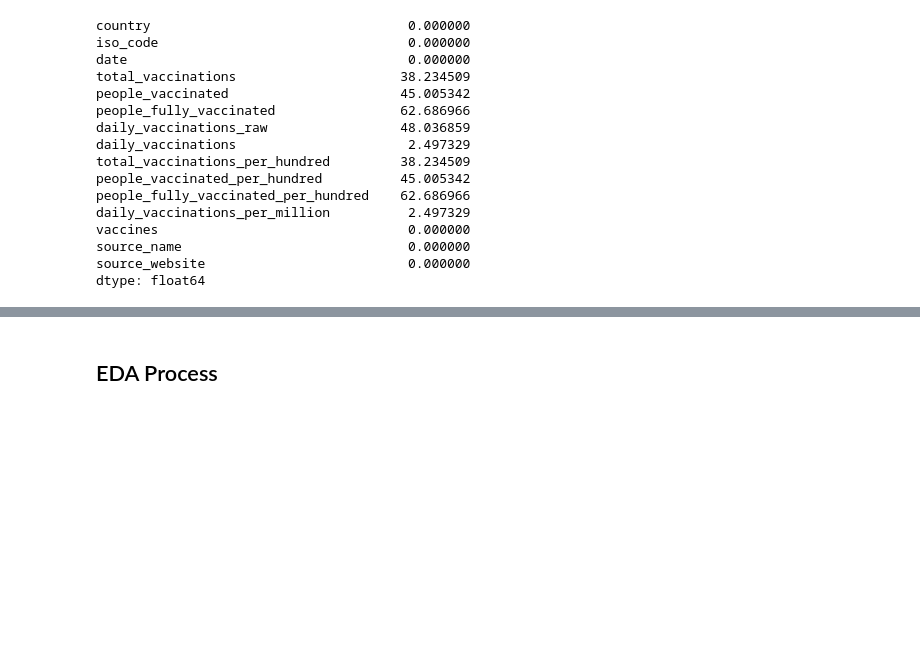
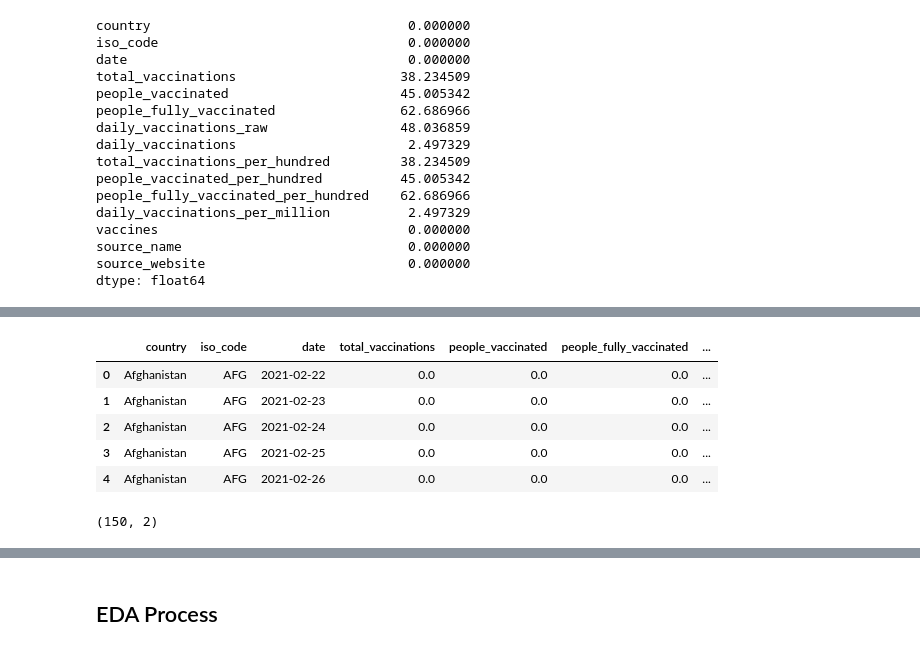
Before and after one commit to HunterKane/Covid-19-Vaccination-Progress-Analysis-, a Jupyter notebook: Covid-19 Vaccinated Countries Analysis .ipynb, the cells around one changed output, grey strips where cells are left out. Cells and saved outputs as stored; diff of their text form; code cells hidden in the pictures; blank space fills up the shorter version.

```diff
--- a/Covid-19 Vaccinated Countries Analysis .ipynb
+++ b/Covid-19 Vaccinated Countries Analysis .ipynb
@@ -131,0 +169,17 @@ dtype: float64
+# %%
+# Drop unnecessary columns
+covid_df.drop(columns=['source_name', 'source_website'], axis=0, inplace=True)
+covid_df.head()
+# %% [output]
+|  | country | iso_code | date | total_vaccinations | people_vaccinated | people_fully_vaccinated | ... |
+| 0 | Afghanistan | AFG | 2021-02-22 | 0.0 | 0.0 | 0.0 | ... |
+| 1 | Afghanistan | AFG | 2021-02-23 | 0.0 | 0.0 | 0.0 | ... |
+| 2 | Afghanistan | AFG | 2021-02-24 | 0.0 | 0.0 | 0.0 | ... |
+| 3 | Afghanistan | AFG | 2021-02-25 | 0.0 | 0.0 | 0.0 | ... |
+| 4 | Afghanistan | AFG | 2021-02-26 | 0.0 | 0.0 | 0.0 | ... |
+# %%
+total_people_fully_vaccinated = total_people_fully_vaccinated.dropna()
+
+total_people_fully_vaccinated.shape
+# %% [output]
+(150, 2)
```
Also changed, not shown: parts of 10 cells of this notebook.
